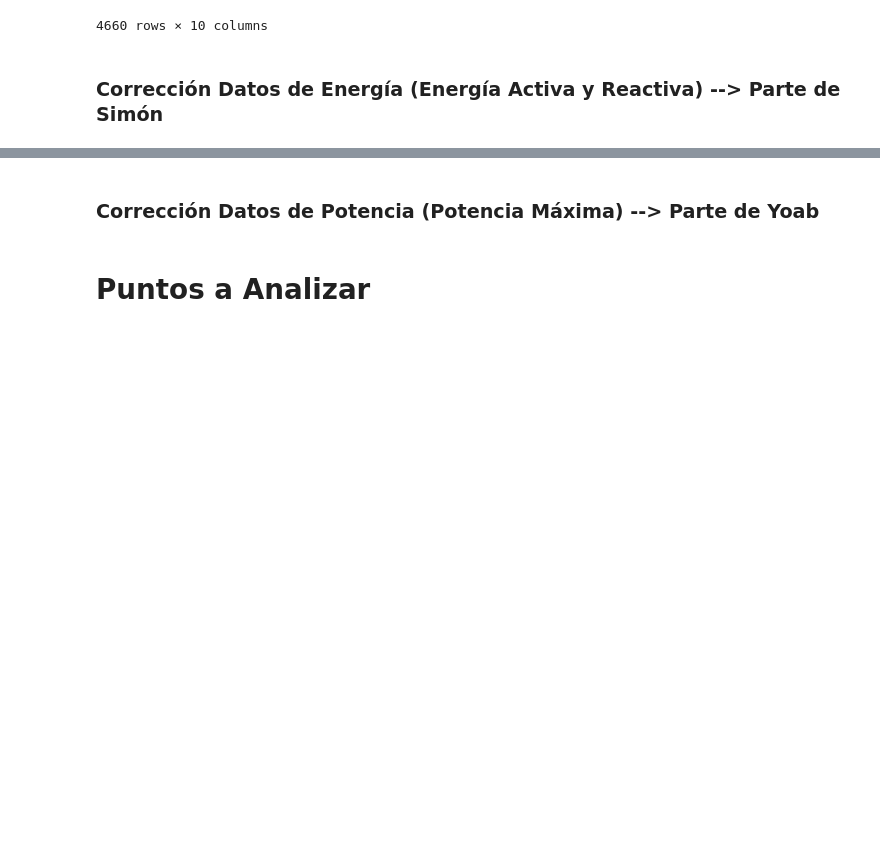
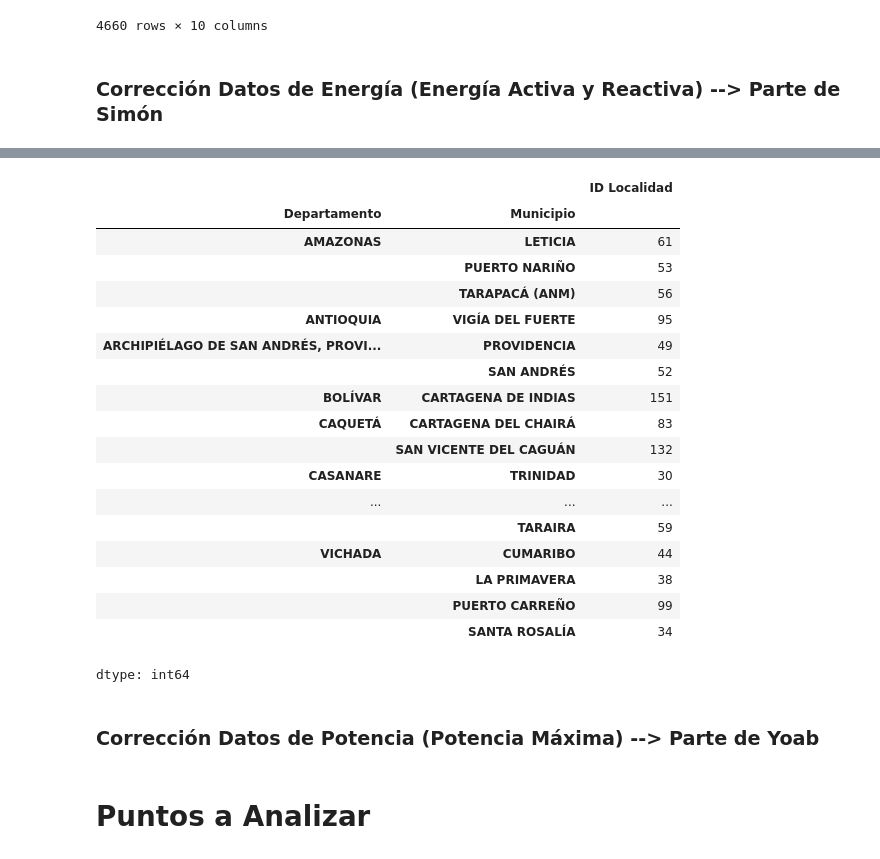
Before and after one commit to Will046-rA9/An-lisis-ZNI, a Jupyter notebook: ProyectoZNI (1).ipynb, the cells around one changed output, grey strips where cells are left out. Cells and saved outputs as stored; diff of their text form; code cells hidden in the pictures; blank space fills up the shorter version.

```diff
--- a/ProyectoZNI (1).ipynb
+++ b/ProyectoZNI (1).ipynb
@@ -504,3 +713,26 @@ df_ZNI
+# %%
+# Realiza una tabla que muestre los Muicipios en cada Departamento, y para cada uno cuente cuantas localidades (teniendo la precaució de que no se cuente la misma localidad varias veces) hay
+df_ZNI.groupby(['Departamento','Municipio'])['ID Localidad'].count()
+# %% [output]
+|  |  | ID Localidad |
+| Departamento | Municipio |  |
+| AMAZONAS | LETICIA | 61 |
+|  | PUERTO NARIÑO | 53 |
+|  | TARAPACÁ (ANM) | 56 |
+| ANTIOQUIA | VIGÍA DEL FUERTE | 95 |
+| ARCHIPIÉLAGO DE SAN ANDRÉS, PROVI... | PROVIDENCIA | 49 |
+|  | SAN ANDRÉS | 52 |
+| BOLÍVAR | CARTAGENA DE INDIAS | 151 |
+| CAQUETÁ | CARTAGENA DEL CHAIRÁ | 83 |
+|  | SAN VICENTE DEL CAGUÁN | 132 |
+| CASANARE | TRINIDAD | 30 |
+| ... | ... | ... |
+|  | TARAIRA | 59 |
+| VICHADA | CUMARIBO | 44 |
+|  | LA PRIMAVERA | 38 |
+|  | PUERTO CARREÑO | 99 |
+|  | SANTA ROSALÍA | 34 |
+dtype: int64
 # %% [markdown]
 ### **Corrección Datos de Potencia (Potencia Máxima)** --> Parte de Yoab
 # %% [markdown]
```
Also changed, not shown: parts of 11 cells of this notebook.
